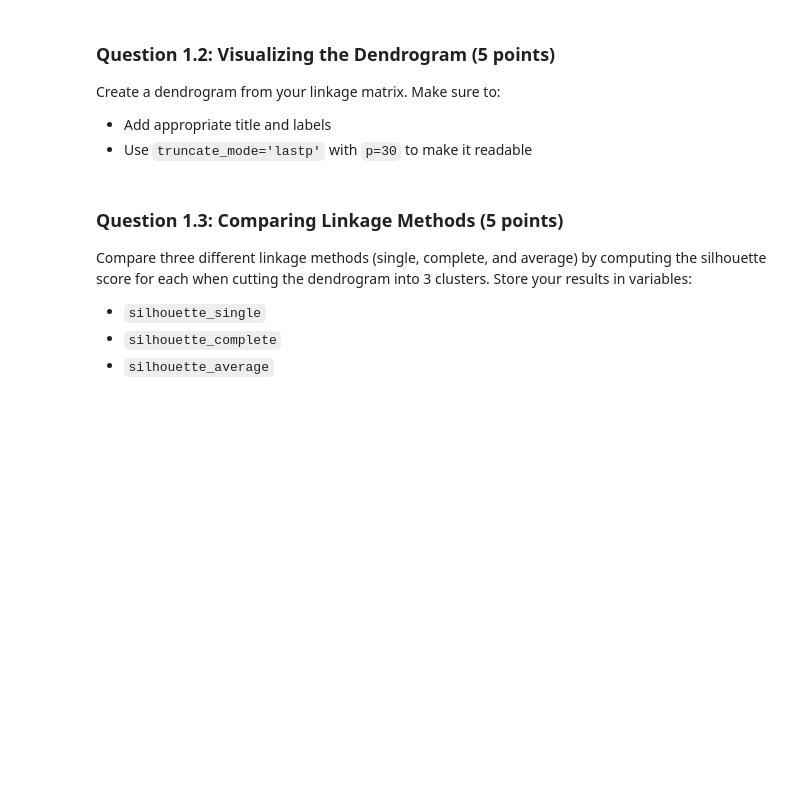
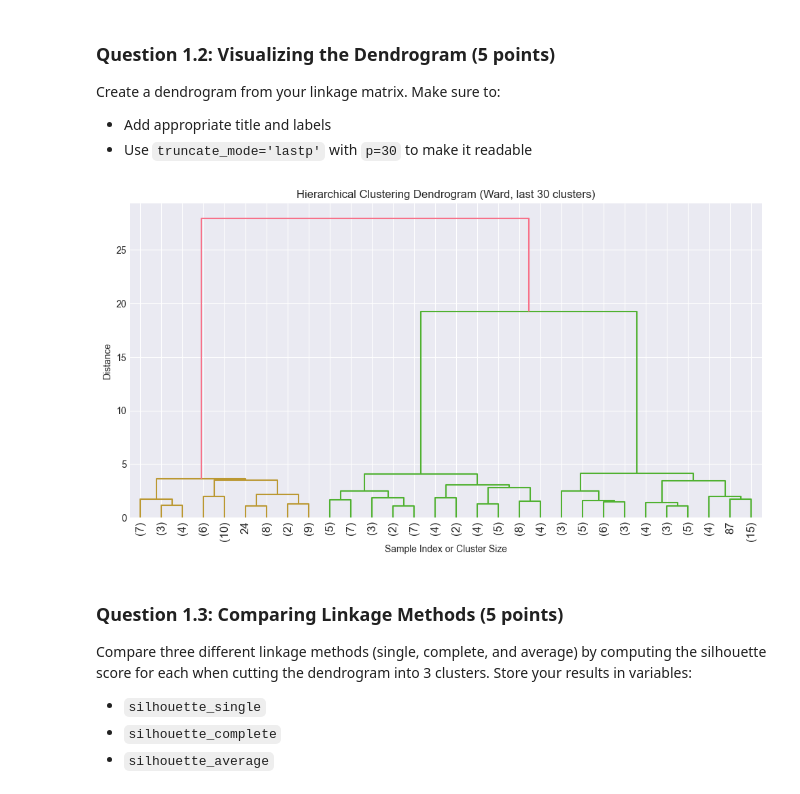
Before and after one commit to ChWasam/fa2025_assignments, a Jupyter notebook: homework05/clustering_gmm_hw.ipynb, the cells around one changed output. Saved outputs shown, nothing was run; the diff lists cells and outputs as text; code cells hidden in the pictures; blank space fills up the shorter version.

```diff
--- a/homework05/clustering_gmm_hw.ipynb
+++ b/homework05/clustering_gmm_hw.ipynb
@@ -103,7 +114,6 @@ plt.show()
 Compute the linkage matrix for the wine data using **Ward's method**. Store the result in a variable called `linkage_ward`. Use only the feature columns (alcohol, acidity, pH) - not the true_type column.
 # %%
 X_wine = wine_df[['alcohol', 'acidity', 'pH']].values
-
-linkage_ward = ...
+linkage_ward = linkage(X_wine, method='ward')
 # %%
 grader.check("q1_1")
@@ -127,3 +132,18 @@ plt.show()
+# %%
+plt.figure(figsize=(12, 6))
+dendrogram(
+    linkage_ward,
+    truncate_mode='lastp',  # show only the last p merged clusters
+    p=30,
+    leaf_rotation=90.,
+    leaf_font_size=12.,
+)
+plt.title('Hierarchical Clustering Dendrogram (Ward, last 30 clusters)')
+plt.xlabel('Sample Index or Cluster Size')
+plt.ylabel('Distance')
+plt.show()
+# %% [output]
+[figure, added]
 # %% [markdown]
 <!-- END QUESTION -->
 
```
Also changed, not shown: parts of 24 cells of this notebook.
